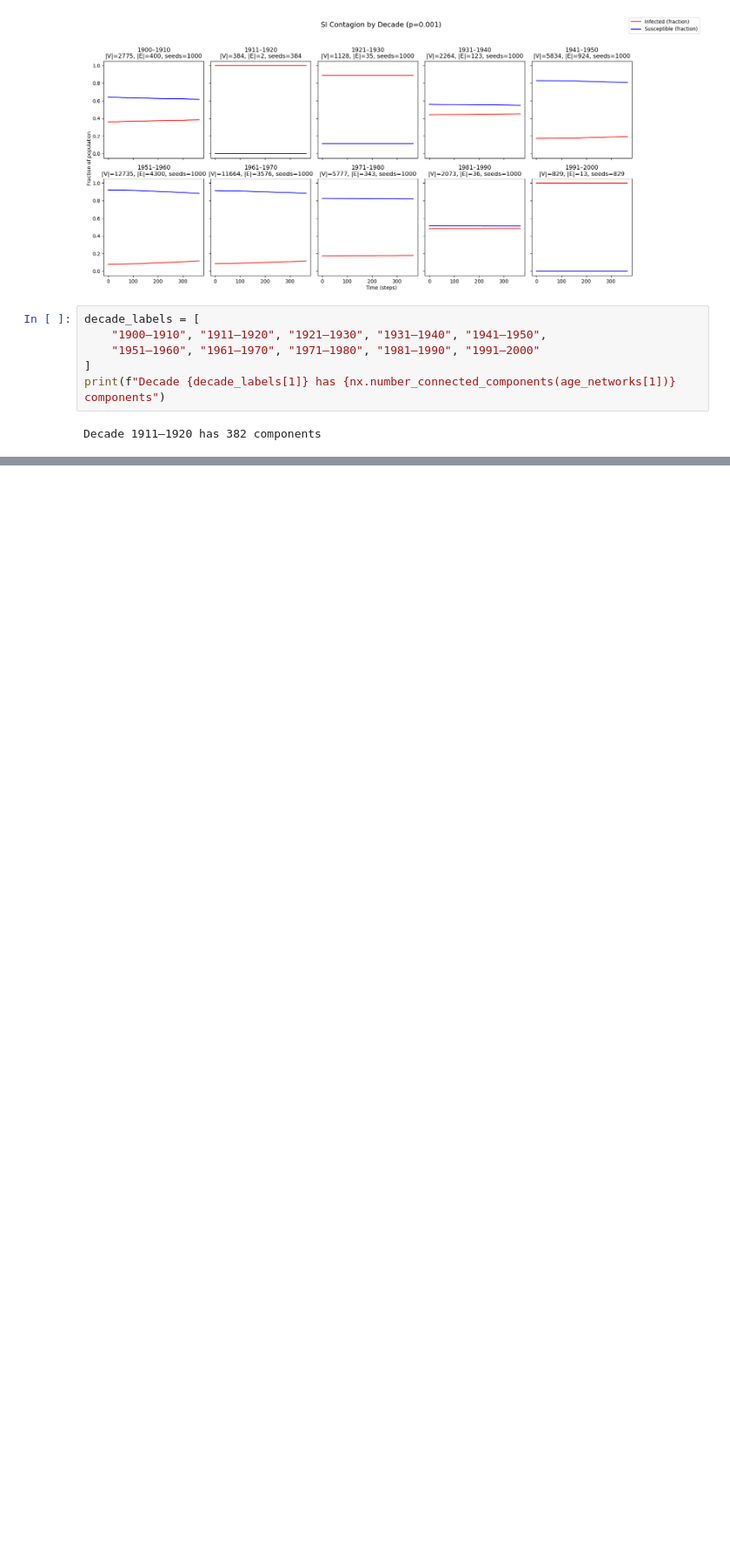
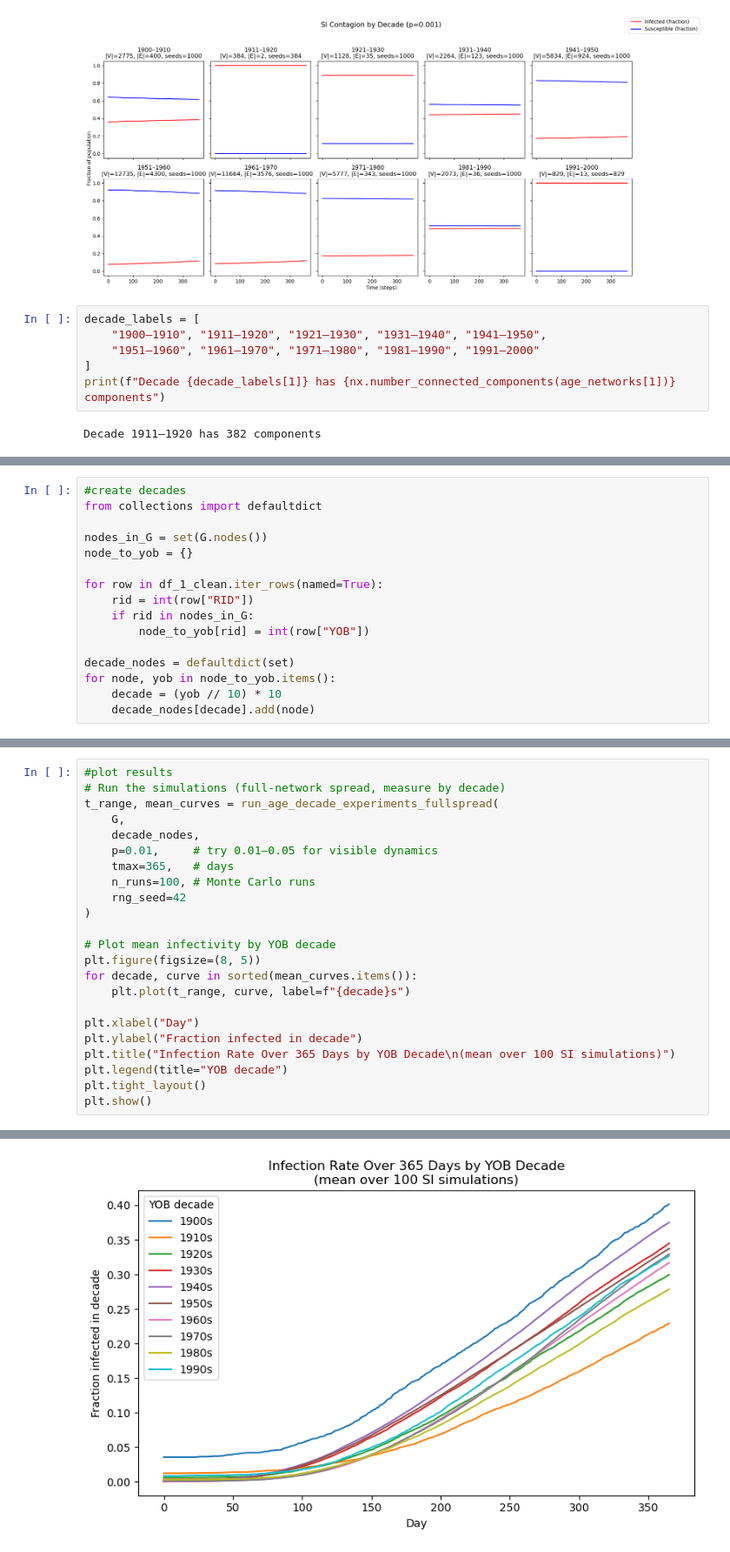
Before and after one commit to pmehta17/hiv-spread, a Jupyter notebook: Project.ipynb, the cells around one changed output, grey strips where cells are left out. Shown at 87% size. Drawn from its saved outputs; the diff is of its cells as text; blank space fills up the shorter version.

```diff
--- a/Project.ipynb
+++ b/Project.ipynb
@@ -453,0 +440,16 @@ Final infected (female-only graph): 0.012
+# %%
+#create decades
+from collections import defaultdict
+
+nodes_in_G = set(G.nodes())
+node_to_yob = {}
+
+for row in df_1_clean.iter_rows(named=True):
+    rid = int(row["RID"])
+    if rid in nodes_in_G:
+        node_to_yob[rid] = int(row["YOB"])
+
+decade_nodes = defaultdict(set)
+for node, yob in node_to_yob.items():
+    decade = (yob // 10) * 10
+    decade_nodes[decade].add(node)
@@ -453,0 +504,24 @@ Final infected (female-only graph): 0.012
+# %%
+#plot results
+# Run the simulations (full-network spread, measure by decade)
+t_range, mean_curves = run_age_decade_experiments_fullspread(
+    G,
+    decade_nodes,
+    p=0.01,     # try 0.01–0.05 for visible dynamics
+    tmax=365,   # days
+    n_runs=100, # Monte Carlo runs
+    rng_seed=42
+)
+
+# Plot mean infectivity by YOB decade
+plt.figure(figsize=(8, 5))
+for decade, curve in sorted(mean_curves.items()):
+    plt.plot(t_range, curve, label=f"{decade}s")
+
+plt.xlabel("Day")
+plt.ylabel("Fraction infected in decade")
+plt.title("Infection Rate Over 365 Days by YOB Decade\n(mean over 100 SI simulations)")
+plt.legend(title="YOB decade")
+plt.tight_layout()
+plt.show()
+# %% [output]
@@ -453,0 +538 @@ Final infected (female-only graph): 0.012
+[figure, added]
```
Also changed, not shown: parts of 7 cells of this notebook.
